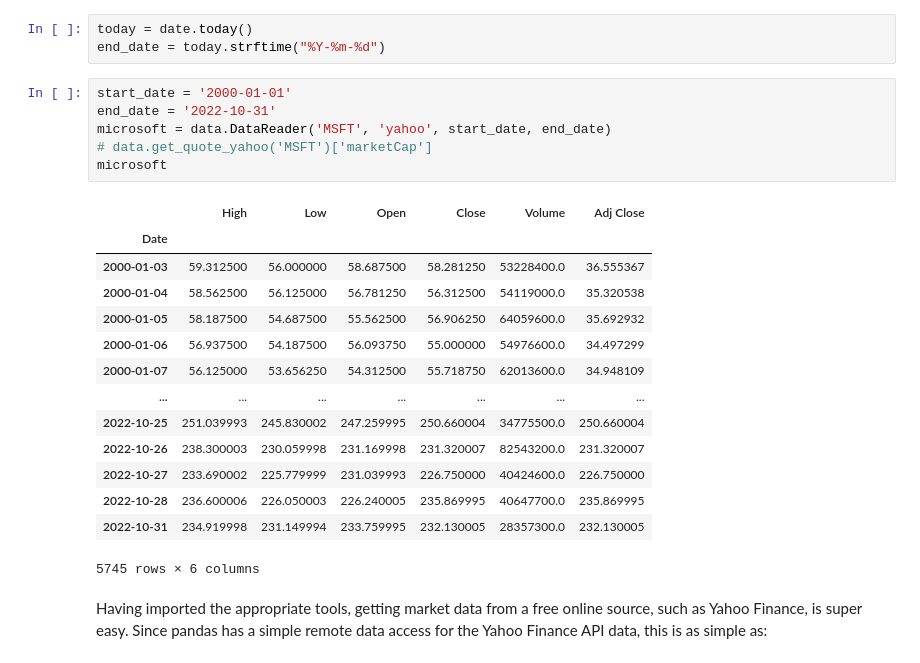
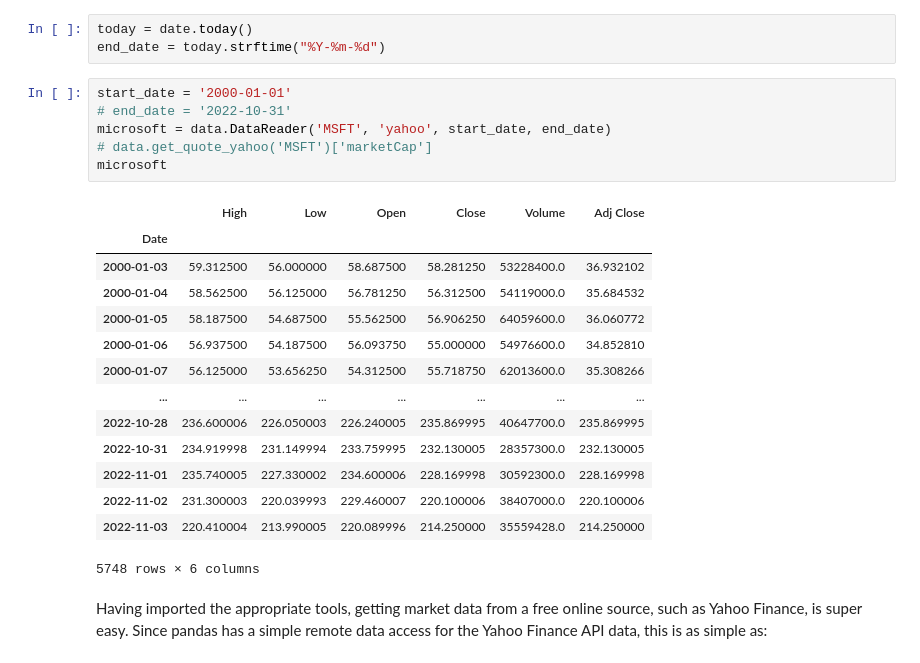
Before and after one commit to Jesus-Almansa/Final_Project_DA, a Jupyter notebook: project.ipynb, the cells around one changed output. Drawn from its saved outputs; the diff is of its cells as text.

```diff
--- a/project.ipynb
+++ b/project.ipynb
@@ -15,25 +16,25 @@ today = date.today()
 end_date = today.strftime("%Y-%m-%d")
 # %%
 start_date = '2000-01-01'
-end_date = '2022-10-31'
+# end_date = '2022-10-31'
 microsoft = data.DataReader('MSFT', 'yahoo', start_date, end_date)
 # data.get_quote_yahoo('MSFT')['marketCap']
 microsoft
 # %% [output]
 |  | High | Low | Open | Close | Volume | Adj Close |
 | Date |  |  |  |  |  |  |
-| 2000-01-03 | 59.312500 | 56.000000 | 58.687500 | 58.281250 | 53228400.0 | 36.555367 |
-| 2000-01-04 | 58.562500 | 56.125000 | 56.781250 | 56.312500 | 54119000.0 | 35.320538 |
-| 2000-01-05 | 58.187500 | 54.687500 | 55.562500 | 56.906250 | 64059600.0 | 35.692932 |
-| 2000-01-06 | 56.937500 | 54.187500 | 56.093750 | 55.000000 | 54976600.0 | 34.497299 |
-| 2000-01-07 | 56.125000 | 53.656250 | 54.312500 | 55.718750 | 62013600.0 | 34.948109 |
+| 2000-01-03 | 59.312500 | 56.000000 | 58.687500 | 58.281250 | 53228400.0 | 36.932102 |
+| 2000-01-04 | 58.562500 | 56.125000 | 56.781250 | 56.312500 | 54119000.0 | 35.684532 |
+| 2000-01-05 | 58.187500 | 54.687500 | 55.562500 | 56.906250 | 64059600.0 | 36.060772 |
+| 2000-01-06 | 56.937500 | 54.187500 | 56.093750 | 55.000000 | 54976600.0 | 34.852810 |
+| 2000-01-07 | 56.125000 | 53.656250 | 54.312500 | 55.718750 | 62013600.0 | 35.308266 |
 | ... | ... | ... | ... | ... | ... | ... |
-| 2022-10-25 | 251.039993 | 245.830002 | 247.259995 | 250.660004 | 34775500.0 | 250.660004 |
-| 2022-10-26 | 238.300003 | 230.059998 | 231.169998 | 231.320007 | 82543200.0 | 231.320007 |
-| 2022-10-27 | 233.690002 | 225.779999 | 231.039993 | 226.750000 | 40424600.0 | 226.750000 |
 | 2022-10-28 | 236.600006 | 226.050003 | 226.240005 | 235.869995 | 40647700.0 | 235.869995 |
 | 2022-10-31 | 234.919998 | 231.149994 | 233.759995 | 232.130005 | 28357300.0 | 232.130005 |
+| 2022-11-01 | 235.740005 | 227.330002 | 234.600006 | 228.169998 | 30592300.0 | 228.169998 |
+| 2022-11-02 | 231.300003 | 220.039993 | 229.460007 | 220.100006 | 38407000.0 | 220.100006 |
+| 2022-11-03 | 220.410004 | 213.990005 | 220.089996 | 214.250000 | 35559428.0 | 214.250000 |
-5745 rows × 6 columns
+5748 rows × 6 columns
 # %% [markdown]
 Having imported the appropriate tools, getting market data from a free online source, such as Yahoo Finance, is super easy. Since pandas has a simple remote data access for the Yahoo Finance API data, this is as simple as:
 # %%
```
Also changed, not shown: parts of 22 cells of this notebook.
